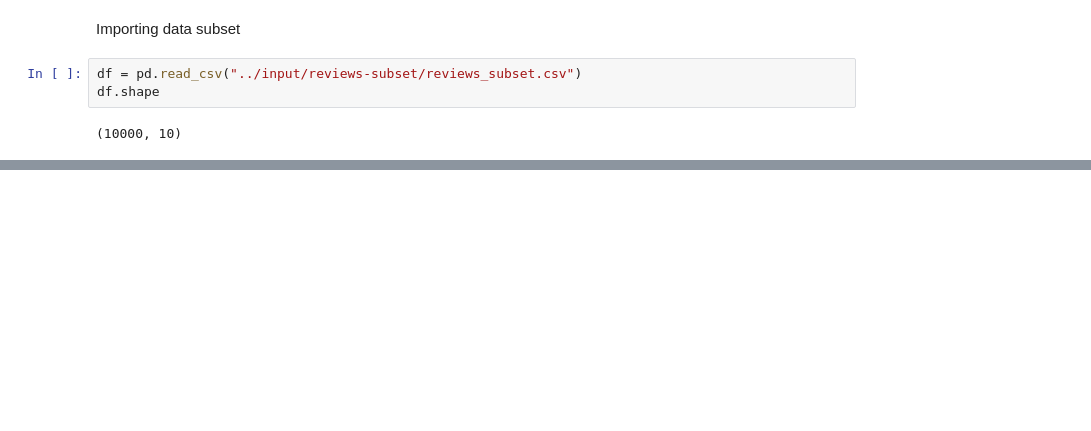
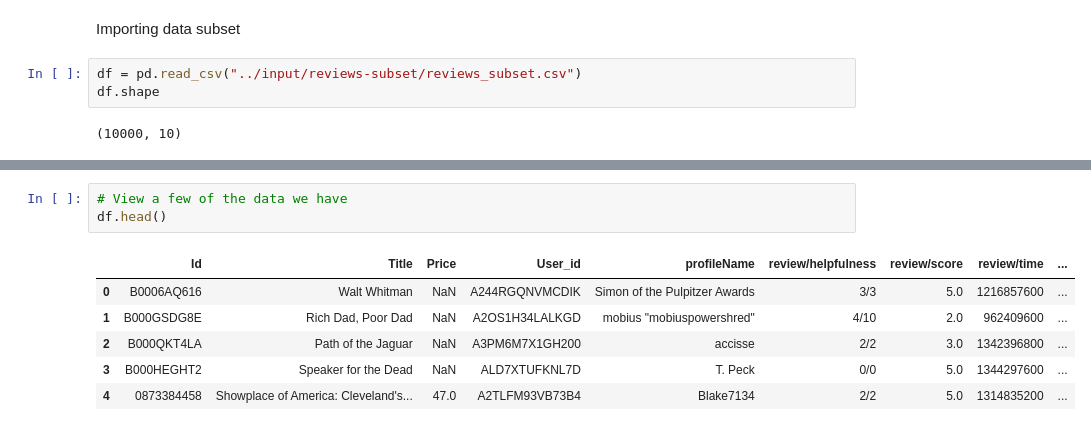
Before and after one commit to KaneEgan/cs39aa_project, a Jupyter notebook: amazon-book-reviews-with-bert.ipynb, the cells around one changed output, grey strips where cells are left out. Drawn from its saved outputs; the diff is of its cells as text; blank space fills up the shorter version.

```diff
--- a/amazon-book-reviews-with-bert.ipynb
+++ b/amazon-book-reviews-with-bert.ipynb
@@ -53,0 +74,10 @@ df_test.shape: (4000, 10)
+# %%
+# View a few of the data we have
+df.head()
+# %% [output]
+|  | Id | Title | Price | User_id | profileName | review/helpfulness | review/score | review/time | ... |
+| 0 | B0006AQ616 | Walt Whitman | NaN | A244RGQNVMCDIK | Simon of the Pulpitzer Awards | 3/3 | 5.0 | 1216857600 | ... |
+| 1 | B000GSDG8E | Rich Dad, Poor Dad | NaN | A2OS1H34LALKGD | mobius "mobiuspowershred" | 4/10 | 2.0 | 962409600 | ... |
+| 2 | B000QKT4LA | Path of the Jaguar | NaN | A3PM6M7X1GH200 | accisse | 2/2 | 3.0 | 1342396800 | ... |
+| 3 | B000HEGHT2 | Speaker for the Dead | NaN | ALD7XTUFKNL7D | T. Peck | 0/0 | 5.0 | 1344297600 | ... |
+| 4 | 0873384458 | Showplace of America: Cleveland's... | 47.0 | A2TLFM93VB73B4 | Blake7134 | 2/2 | 5.0 | 1314835200 | ... |
```
Also changed, not shown: parts of 28 cells of this notebook.
